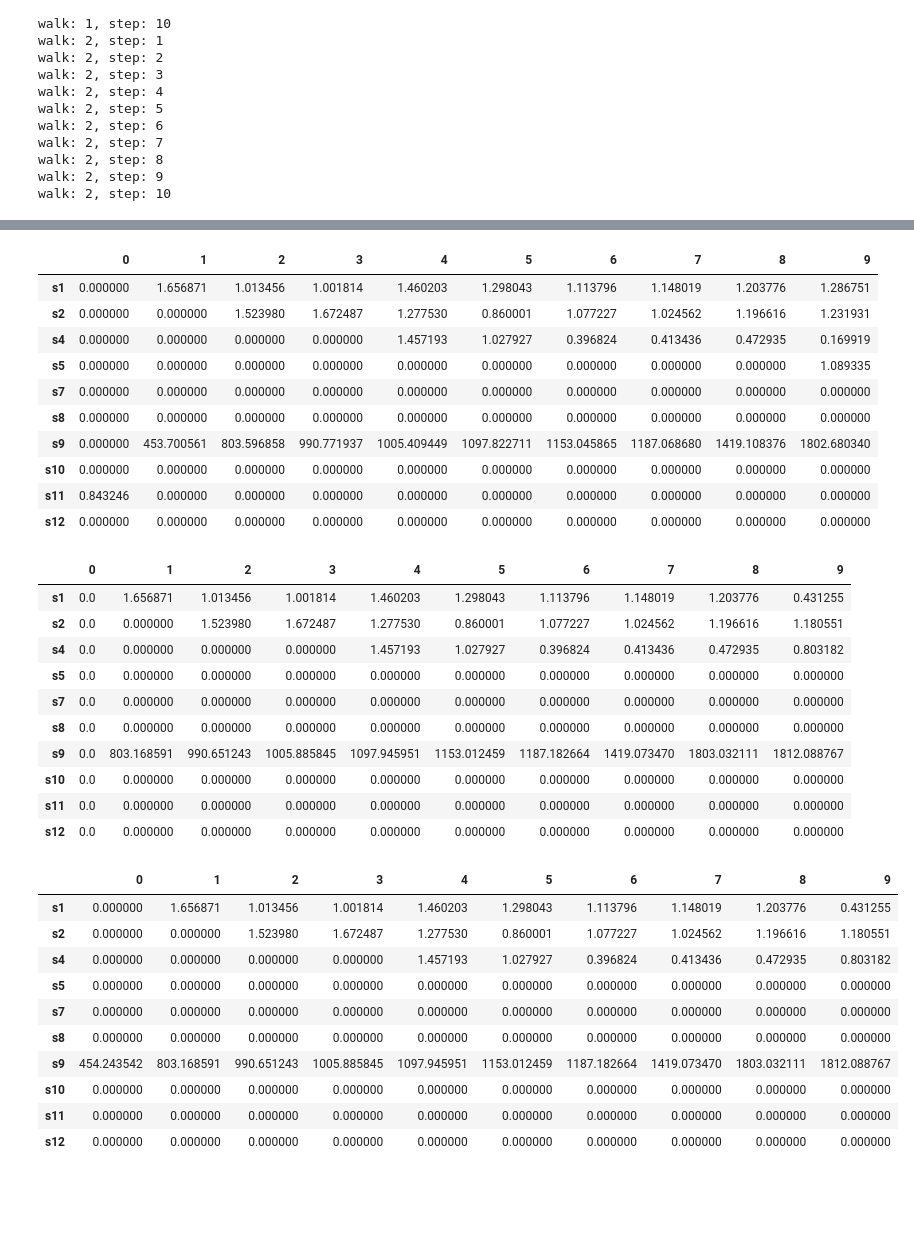
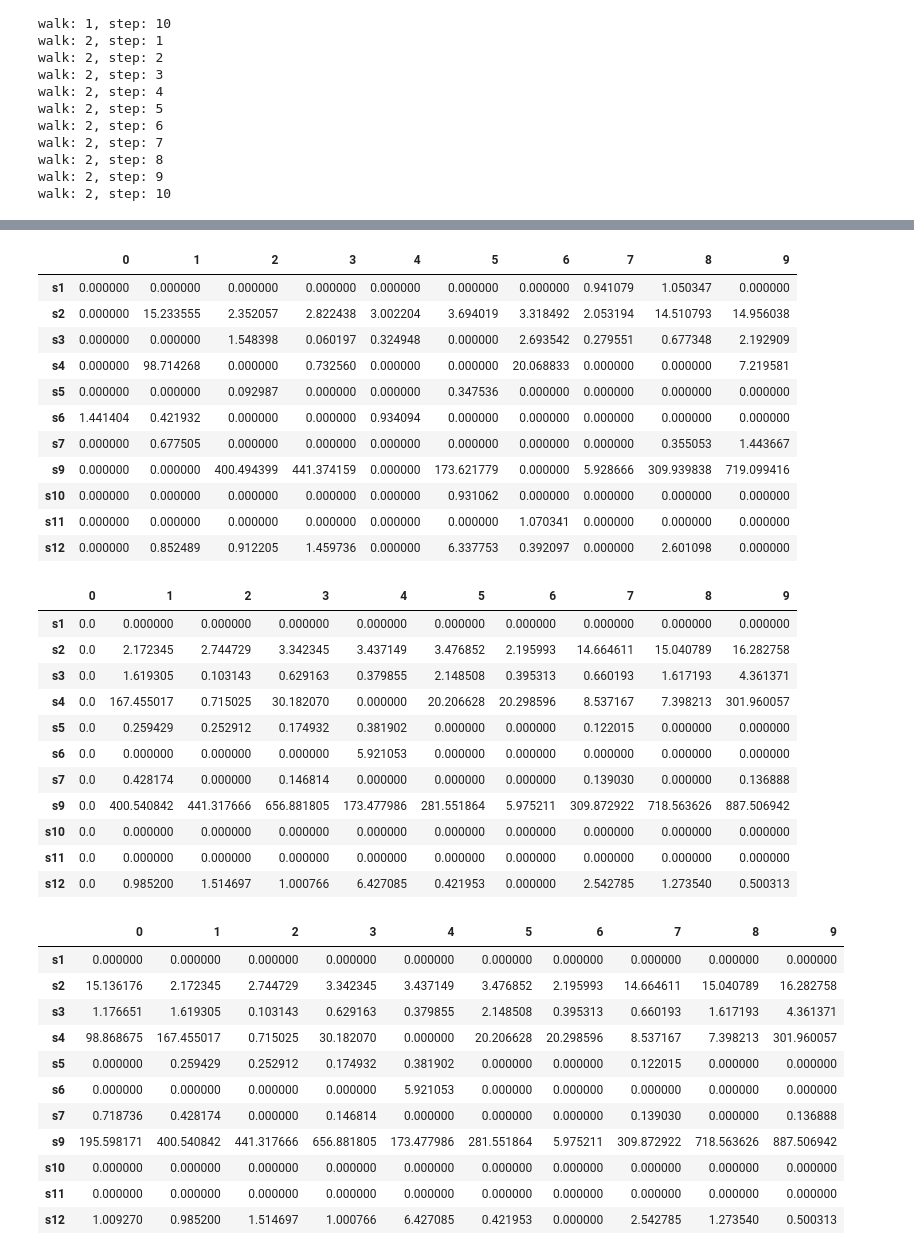
Before and after one commit to pmaldona/pyRN, a Jupyter notebook: notebooks/Simulator and Random Walks.ipynb, the cells around one changed output, grey strips where cells are left out. Drawn from its saved outputs; the diff is of its cells as text; code cells hidden in the pictures; blank space fills up the shorter version.

```diff
--- a/notebooks/Simulator and Random Walks.ipynb
+++ b/notebooks/Simulator and Random Walks.ipynb
@@ -316,43 +315,46 @@ RN.RwListDictDf[0]['f']
 # %%
-RN.RwListDictDf[0]['p']
+RN.RwMakListDictDf[0]['p']
 # %% [output]
 |  | 0 | 1 | 2 | 3 | 4 | 5 | 6 | 7 | 8 | 9 |
-| s1 | 0.000000 | 1.656871 | 1.013456 | 1.001814 | 1.460203 | 1.298043 | 1.113796 | 1.148019 | 1.203776 | 1.286751 |
-| s2 | 0.000000 | 0.000000 | 1.523980 | 1.672487 | 1.277530 | 0.860001 | 1.077227 | 1.024562 | 1.196616 | 1.231931 |
-| s4 | 0.000000 | 0.000000 | 0.000000 | 0.000000 | 1.457193 | 1.027927 | 0.396824 | 0.413436 | 0.472935 | 0.169919 |
-| s5 | 0.000000 | 0.000000 | 0.000000 | 0.000000 | 0.000000 | 0.000000 | 0.000000 | 0.000000 | 0.000000 | 1.089335 |
-| s7 | 0.000000 | 0.000000 | 0.000000 | 0.000000 | 0.000000 | 0.000000 | 0.000000 | 0.000000 | 0.000000 | 0.000000 |
-| s8 | 0.000000 | 0.000000 | 0.000000 | 0.000000 | 0.000000 | 0.000000 | 0.000000 | 0.000000 | 0.000000 | 0.000000 |
-| s9 | 0.000000 | 453.700561 | 803.596858 | 990.771937 | 1005.409449 | 1097.822711 | 1153.045865 | 1187.068680 | 1419.108376 | 1802.680340 |
-| s10 | 0.000000 | 0.000000 | 0.000000 | 0.000000 | 0.000000 | 0.000000 | 0.000000 | 0.000000 | 0.000000 | 0.000000 |
-| s11 | 0.843246 | 0.000000 | 0.000000 | 0.000000 | 0.000000 | 0.000000 | 0.000000 | 0.000000 | 0.000000 | 0.000000 |
-| s12 | 0.000000 | 0.000000 | 0.000000 | 0.000000 | 0.000000 | 0.000000 | 0.000000 | 0.000000 | 0.000000 | 0.000000 |
+| s1 | 0.000000 | 0.000000 | 0.000000 | 0.000000 | 0.000000 | 0.000000 | 0.000000 | 0.941079 | 1.050347 | 0.000000 |
+| s2 | 0.000000 | 15.233555 | 2.352057 | 2.822438 | 3.002204 | 3.694019 | 3.318492 | 2.053194 | 14.510793 | 14.956038 |
+| s3 | 0.000000 | 0.000000 | 1.548398 | 0.060197 | 0.324948 | 0.000000 | 2.693542 | 0.279551 | 0.677348 | 2.192909 |
+| s4 | 0.000000 | 98.714268 | 0.000000 | 0.732560 | 0.000000 | 0.000000 | 20.068833 | 0.000000 | 0.000000 | 7.219581 |
+| s5 | 0.000000 | 0.000000 | 0.092987 | 0.000000 | 0.000000 | 0.347536 | 0.000000 | 0.000000 | 0.000000 | 0.000000 |
+| s6 | 1.441404 | 0.421932 | 0.000000 | 0.000000 | 0.934094 | 0.000000 | 0.000000 | 0.000000 | 0.000000 | 0.000000 |
+| s7 | 0.000000 | 0.677505 | 0.000000 | 0.000000 | 0.000000 | 0.000000 | 0.000000 | 0.000000 | 0.355053 | 1.443667 |
+| s9 | 0.000000 | 0.000000 | 400.494399 | 441.374159 | 0.000000 | 173.621779 | 0.000000 | 5.928666 | 309.939838 | 719.099416 |
+| s10 | 0.000000 | 0.000000 | 0.000000 | 0.000000 | 0.000000 | 0.931062 | 0.000000 | 0.000000 | 0.000000 | 0.000000 |
+| s11 | 0.000000 | 0.000000 | 0.000000 | 0.000000 | 0.000000 | 0.000000 | 1.070341 | 0.000000 | 0.000000 | 0.000000 |
+| s12 | 0.000000 | 0.852489 | 0.912205 | 1.459736 | 0.000000 | 6.337753 | 0.392097 | 0.000000 | 2.601098 | 0.000000 |
 # %%
-RN.RwListDictDf[0]['s']
+RN.RwMakListDictDf[0]['s']
 # %% [output]
 |  | 0 | 1 | 2 | 3 | 4 | 5 | 6 | 7 | 8 | 9 |
-| s1 | 0.0 | 1.656871 | 1.013456 | 1.001814 | 1.460203 | 1.298043 | 1.113796 | 1.148019 | 1.203776 | 0.431255 |
-| s2 | 0.0 | 0.000000 | 1.523980 | 1.672487 | 1.277530 | 0.860001 | 1.077227 | 1.024562 | 1.196616 | 1.180551 |
-| s4 | 0.0 | 0.000000 | 0.000000 | 0.000000 | 1.457193 | 1.027927 | 0.396824 | 0.413436 | 0.472935 | 0.803182 |
-| s5 | 0.0 | 0.000000 | 0.000000 | 0.000000 | 0.000000 | 0.000000 | 0.000000 | 0.000000 | 0.000000 | 0.000000 |
-| s7 | 0.0 | 0.000000 | 0.000000 | 0.000000 | 0.000000 | 0.000000 | 0.000000 | 0.000000 | 0.000000 | 0.000000 |
-| s8 | 0.0 | 0.000000 | 0.000000 | 0.000000 | 0.000000 | 0.000000 | 0.000000 | 0.000000 | 0.000000 | 0.000000 |
-| s9 | 0.0 | 803.168591 | 990.651243 | 1005.885845 | 1097.945951 | 1153.012459 | 1187.182664 | 1419.073470 | 1803.032111 | 1812.088767 |
+| s1 | 0.0 | 0.000000 | 0.000000 | 0.000000 | 0.000000 | 0.000000 | 0.000000 | 0.000000 | 0.000000 | 0.000000 |
+| s2 | 0.0 | 2.172345 | 2.744729 | 3.342345 | 3.437149 | 3.476852 | 2.195993 | 14.664611 | 15.040789 | 16.282758 |
+| s3 | 0.0 | 1.619305 | 0.103143 | 0.629163 | 0.379855 | 2.148508 | 0.395313 | 0.660193 | 1.617193 | 4.361371 |
+| s4 | 0.0 | 167.455017 | 0.715025 | 30.182070 | 0.000000 | 20.206628 | 20.298596 | 8.537167 | 7.398213 | 301.960057 |
+| s5 | 0.0 | 0.259429 | 0.252912 | 0.174932 | 0.381902 | 0.000000 | 0.000000 | 0.122015 | 0.000000 | 0.000000 |
+| s6 | 0.0 | 0.000000 | 0.000000 | 0.000000 | 5.921053 | 0.000000 | 0.000000 | 0.000000 | 0.000000 | 0.000000 |
+| s7 | 0.0 | 0.428174 | 0.000000 | 0.146814 | 0.000000 | 0.000000 | 0.000000 | 0.139030 | 0.000000 | 0.136888 |
+| s9 | 0.0 | 400.540842 | 441.317666 | 656.881805 | 173.477986 | 281.551864 | 5.975211 | 309.872922 | 718.563626 | 887.506942 |
 | s10 | 0.0 | 0.000000 | 0.000000 | 0.000000 | 0.000000 | 0.000000 | 0.000000 | 0.000000 | 0.000000 | 0.000000 |
 | s11 | 0.0 | 0.000000 | 0.000000 | 0.000000 | 0.000000 | 0.000000 | 0.000000 | 0.000000 | 0.000000 | 0.000000 |
-| s12 | 0.0 | 0.000000 | 0.000000 | 0.000000 | 0.000000 | 0.000000 | 0.000000 | 0.000000 | 0.000000 | 0.000000 |
+| s12 | 0.0 | 0.985200 | 1.514697 | 1.000766 | 6.427085 | 0.421953 | 0.000000 | 2.542785 | 1.273540 | 0.500313 |
 # %%
-RN.RwListDictDf[0]['c']
+RN.RwMakListDictDf[0]['c']
 # %% [output]
 |  | 0 | 1 | 2 | 3 | 4 | 5 | 6 | 7 | 8 | 9 |
-| s1 | 0.000000 | 1.656871 | 1.013456 | 1.001814 | 1.460203 | 1.298043 | 1.113796 | 1.148019 | 1.203776 | 0.431255 |
-| s2 | 0.000000 | 0.000000 | 1.523980 | 1.672487 | 1.277530 | 0.860001 | 1.077227 | 1.024562 | 1.196616 | 1.180551 |
-| s4 | 0.000000 | 0.000000 | 0.000000 | 0.000000 | 1.457193 | 1.027927 | 0.396824 | 0.413436 | 0.472935 | 0.803182 |
-| s5 | 0.000000 | 0.000000 | 0.000000 | 0.000000 | 0.000000 | 0.000000 | 0.000000 | 0.000000 | 0.000000 | 0.000000 |
-| s7 | 0.000000 | 0.000000 | 0.000000 | 0.000000 | 0.000000 | 0.000000 | 0.000000 | 0.000000 | 0.000000 | 0.000000 |
-| s8 | 0.000000 | 0.000000 | 0.000000 | 0.000000 | 0.000000 | 0.000000 | 0.000000 | 0.000000 | 0.000000 | 0.000000 |
-| s9 | 454.243542 | 803.168591 | 990.651243 | 1005.885845 | 1097.945951 | 1153.012459 | 1187.182664 | 1419.073470 | 1803.032111 | 1812.088767 |
+| s1 | 0.000000 | 0.000000 | 0.000000 | 0.000000 | 0.000000 | 0.000000 | 0.000000 | 0.000000 | 0.000000 | 0.000000 |
+| s2 | 15.136176 | 2.172345 | 2.744729 | 3.342345 | 3.437149 | 3.476852 | 2.195993 | 14.664611 | 15.040789 | 16.282758 |
+| s3 | 1.176651 | 1.619305 | 0.103143 | 0.629163 | 0.379855 | 2.148508 | 0.395313 | 0.660193 | 1.617193 | 4.361371 |
+| s4 | 98.868675 | 167.455017 | 0.715025 | 30.182070 | 0.000000 | 20.206628 | 20.298596 | 8.537167 | 7.398213 | 301.960057 |
+| s5 | 0.000000 | 0.259429 | 0.252912 | 0.174932 | 0.381902 | 0.000000 | 0.000000 | 0.122015 | 0.000000 | 0.000000 |
+| s6 | 0.000000 | 0.000000 | 0.000000 | 0.000000 | 5.921053 | 0.000000 | 0.000000 | 0.000000 | 0.000000 | 0.000000 |
+| s7 | 0.718736 | 0.428174 | 0.000000 | 0.146814 | 0.000000 | 0.000000 | 0.000000 | 0.139030 | 0.000000 | 0.136888 |
+| s9 | 195.598171 | 400.540842 | 441.317666 | 656.881805 | 173.477986 | 281.551864 | 5.975211 | 309.872922 | 718.563626 | 887.506942 |
 | s10 | 0.000000 | 0.000000 | 0.000000 | 0.000000 | 0.000000 | 0.000000 | 0.000000 | 0.000000 | 0.000000 | 0.000000 |
 | s11 | 0.000000 | 0.000000 | 0.000000 | 0.000000 | 0.000000 | 0.000000 | 0.000000 | 0.000000 | 0.000000 | 0.000000 |
-| s12 | 0.000000 | 0.000000 | 0.000000 | 0.000000 | 0.000000 | 0.000000 | 0.000000 | 0.000000 | 0.000000 | 0.000000 |
+| s12 | 1.009270 | 0.985200 | 1.514697 | 1.000766 | 6.427085 | 0.421953 | 0.000000 | 2.542785 | 1.273540 | 0.500313 |
 # %%
```
Also changed, not shown: parts of 21 cells of this notebook, 19 other files.
